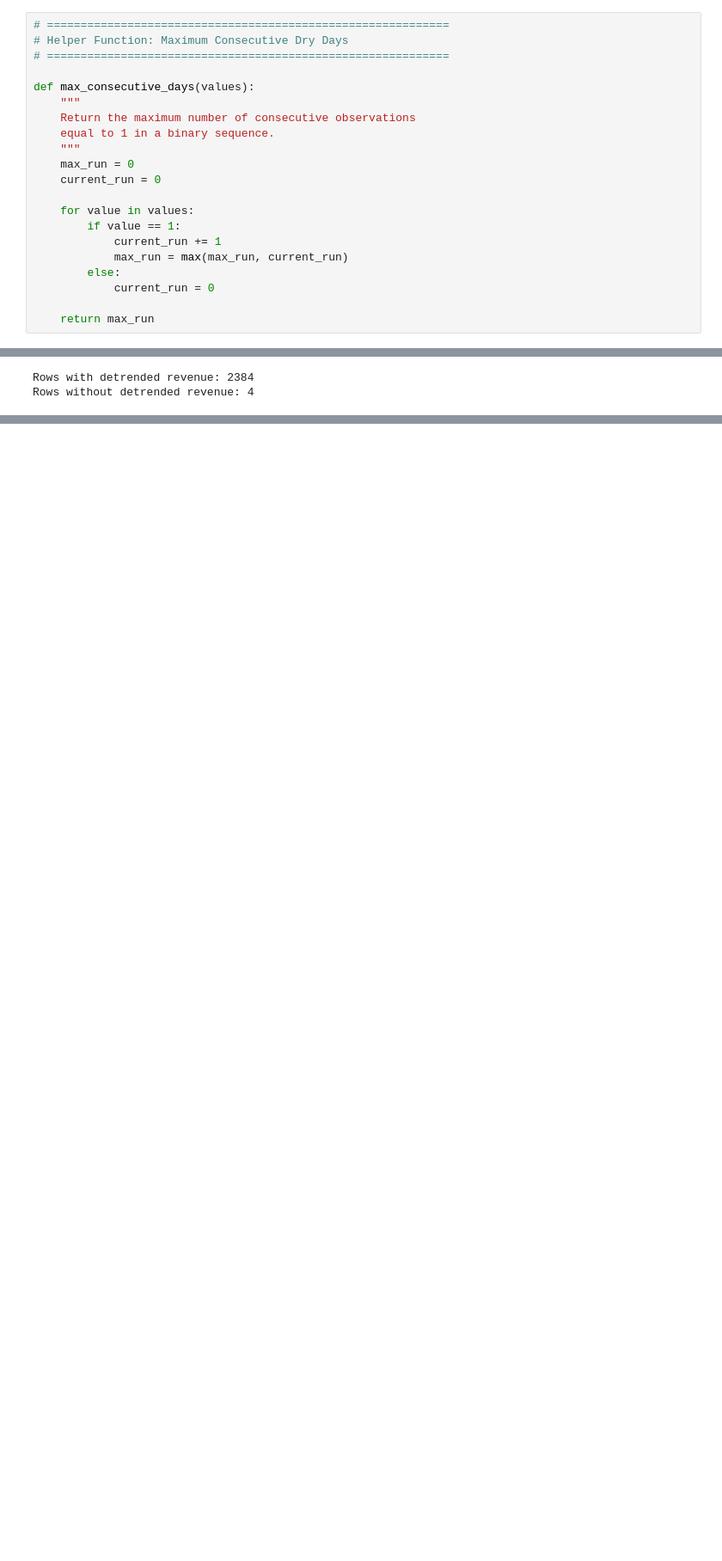
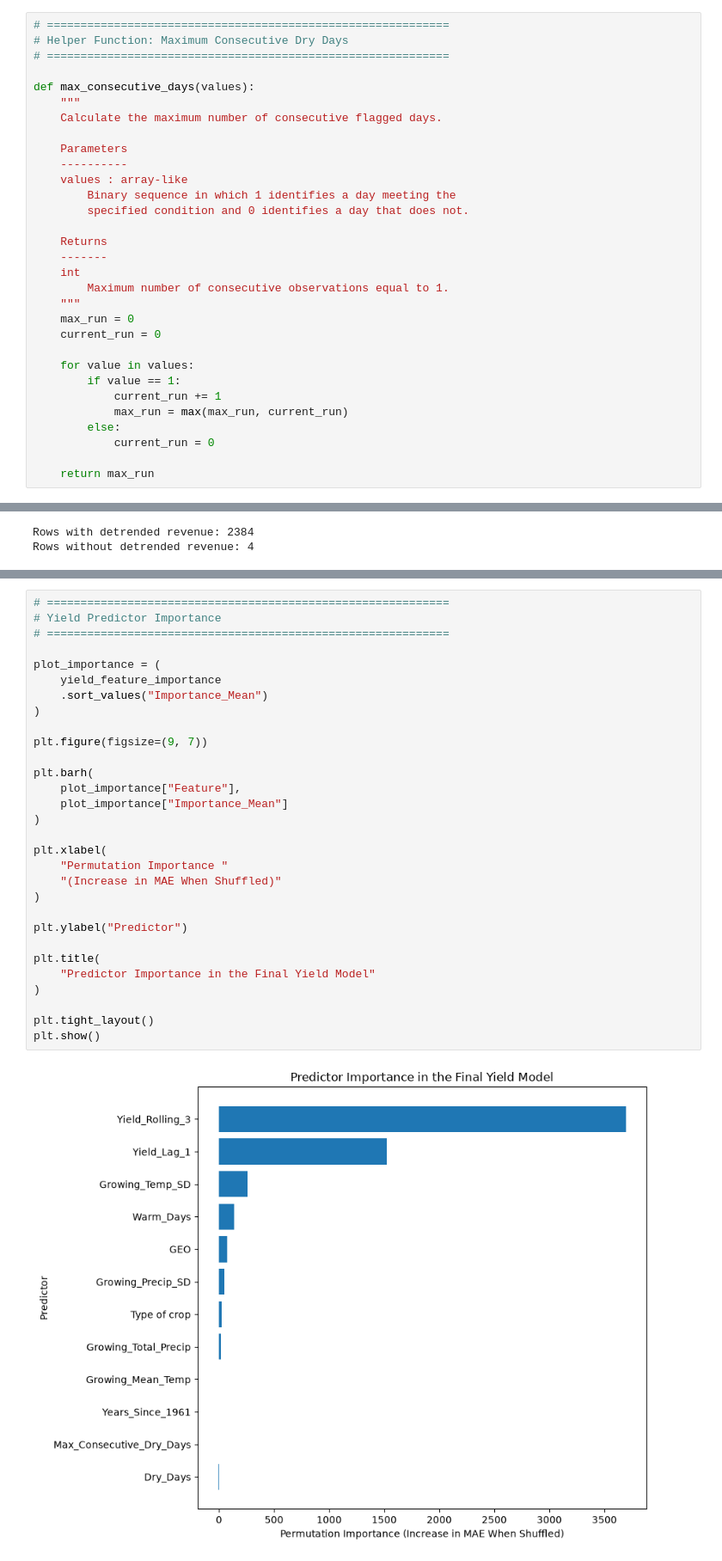
Before and after one commit to CalebHasch/Canadian_crop_yield_models, a Jupyter notebook: Canadian_agricultural_planning.ipynb, the cells around one changed output, grey strips where cells are left out. Shown at 86% size. Saved outputs shown, nothing was run; the diff lists cells and outputs as text; blank space fills up the shorter version.

```diff
--- a/Canadian_agricultural_planning.ipynb
+++ b/Canadian_agricultural_planning.ipynb
@@ -3107,8 +3116,18 @@ display(
 
 def max_consecutive_days(values):
     """
-    Return the maximum number of consecutive observations
-    equal to 1 in a binary sequence.
+    Calculate the maximum number of consecutive flagged days.
+
+    Parameters
+    ----------
+    values : array-like
+        Binary sequence in which 1 identifies a day meeting the
+        specified condition and 0 identifies a day that does not.
+
+    Returns
+    -------
+    int
+        Maximum number of consecutive observations equal to 1.
     """
     max_run = 0
     current_run = 0
@@ -7661,0 +7747,32 @@ These results demonstrate why crop comparisons should consider both expected ret
+# %%
+# ============================================================
+# Yield Predictor Importance
+# ============================================================
+
+plot_importance = (
+    yield_feature_importance
+    .sort_values("Importance_Mean")
+)
+
+plt.figure(figsize=(9, 7))
+
+plt.barh(
+    plot_importance["Feature"],
+    plot_importance["Importance_Mean"]
+)
+
+plt.xlabel(
+    "Permutation Importance "
+    "(Increase in MAE When Shuffled)"
+)
+
+plt.ylabel("Predictor")
+
+plt.title(
+    "Predictor Importance in the Final Yield Model"
+)
+
+plt.tight_layout()
+plt.show()
+# %% [output]
+[figure, added]
```
Also changed, not shown: parts of 9 cells of this notebook.
